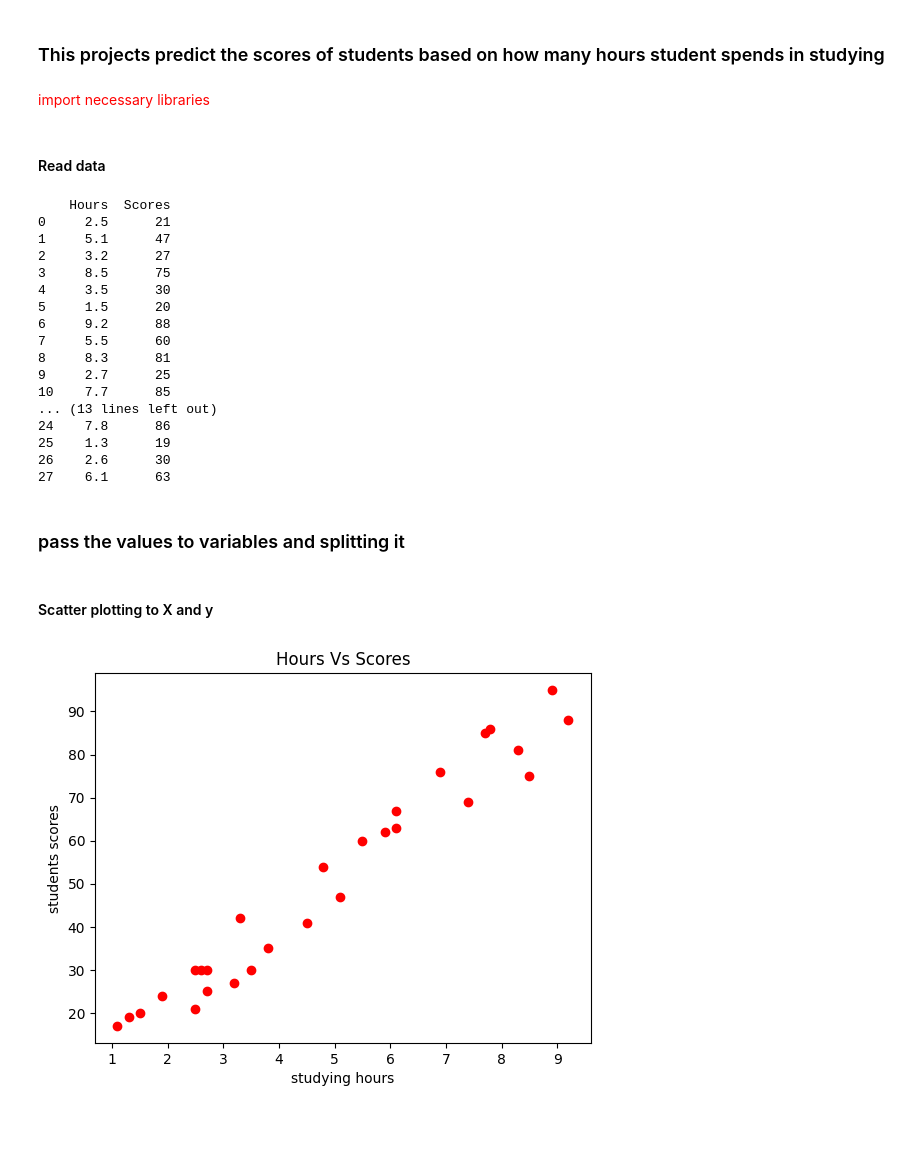
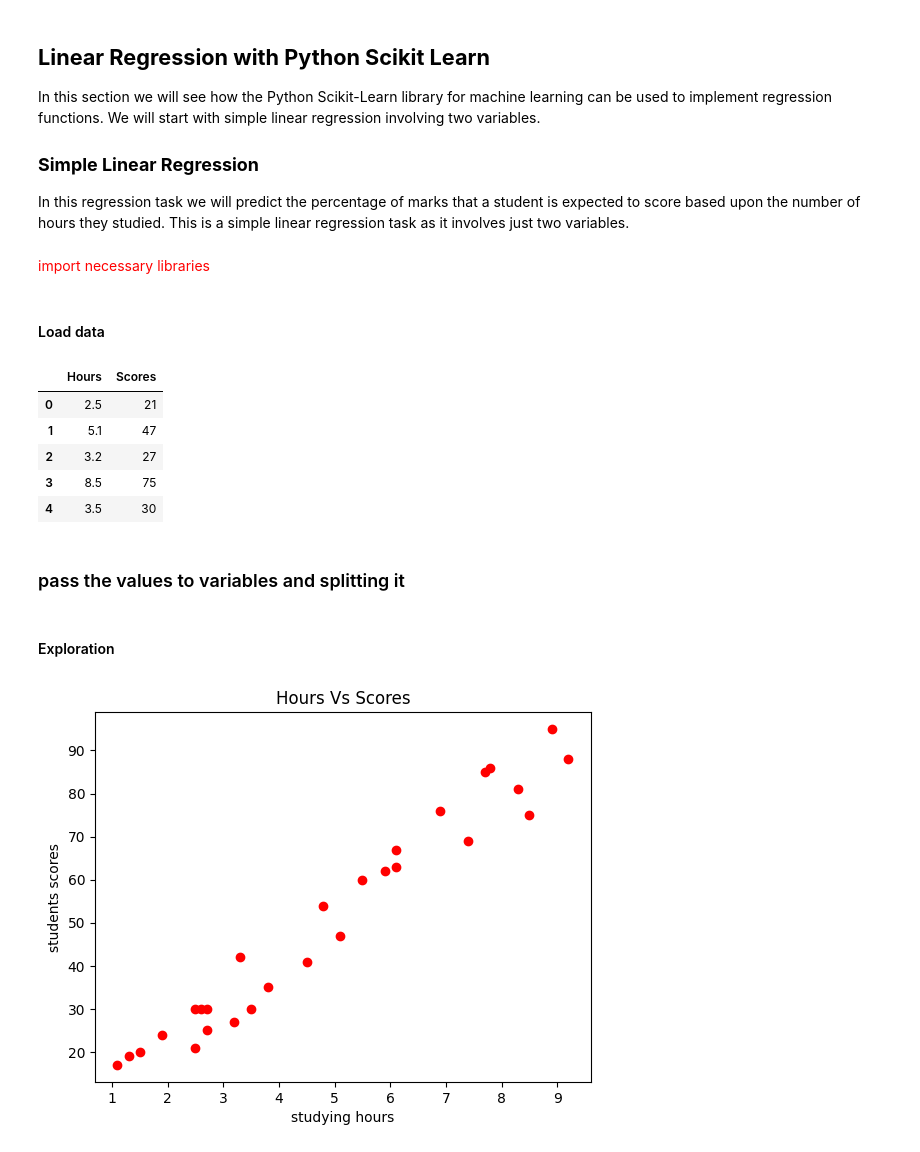
Before and after one commit to mahmoud35634/Hours_scores-Prediction, a Jupyter notebook: Task 1 Prediction using Supervised Learning.ipynb, the cells around one changed output. Cells and saved outputs as stored; diff of their text form; code cells hidden in the pictures; blank space fills up the shorter version.

```diff
--- a/Task 1 Prediction using Supervised Learning.ipynb
+++ b/Task 1 Prediction using Supervised Learning.ipynb
@@ -3,5 +3,9 @@
-# %% [markdown]
-<h3>This projects predict the scores of students based on how many hours student spends in studying </h3>
+# %% [markdown]
+## **Linear Regression with Python Scikit Learn**
+In this section we will see how the Python Scikit-Learn library for machine learning can be used to implement regression functions. We will start with simple linear regression involving two variables.
+
+### **Simple Linear Regression**
+In this regression task we will predict the percentage of marks that a student is expected to score based upon the number of hours they studied. This is a simple linear regression task as it involves just two variables.
 # %% [markdown]
 
 <font color="red">import necessary libraries</font>
@@ -13,28 +17,17 @@ from sklearn.linear_model import LinearRegression
 from sklearn.metrics import mean_absolute_error,mean_squared_error,median_absolute_error
 from sklearn.model_selection import train_test_split
 # %% [markdown]
-<h4> Read data
+<h4> Load  data
 # %%
 df=pd.read_csv("Student Study Hour V2.csv")
-print(df)
+df.head()
 # %% [output]
-    Hours  Scores
-0     2.5      21
-1     5.1      47
-2     3.2      27
-3     8.5      75
-4     3.5      30
-5     1.5      20
-6     9.2      88
-7     5.5      60
-8     8.3      81
-9     2.7      25
-10    7.7      85
-... (13 lines left out)
-24    7.8      86
-25    1.3      19
-26    2.6      30
-27    6.1      63
+|  | Hours | Scores |
+| 0 | 2.5 | 21 |
+| 1 | 5.1 | 47 |
+| 2 | 3.2 | 27 |
+| 3 | 8.5 | 75 |
+| 4 | 3.5 | 30 |
 # %% [markdown]
 <h3> pass the values to variables and splitting it
 # %%
@@ -44,5 +37,5 @@ X_train,X_test,y_train,y_test=train_test_split(X,y,test_size=0.2,shuffle=True)
-# %% [markdown]
- <h4> Scatter plotting to X and y
+# %% [markdown]
+ <h4> Exploration
 # %%
 plt.scatter(X,y,c='red')
 plt.title('Hours Vs Scores')
```
Also changed, not shown: parts of 8 cells of this notebook.
